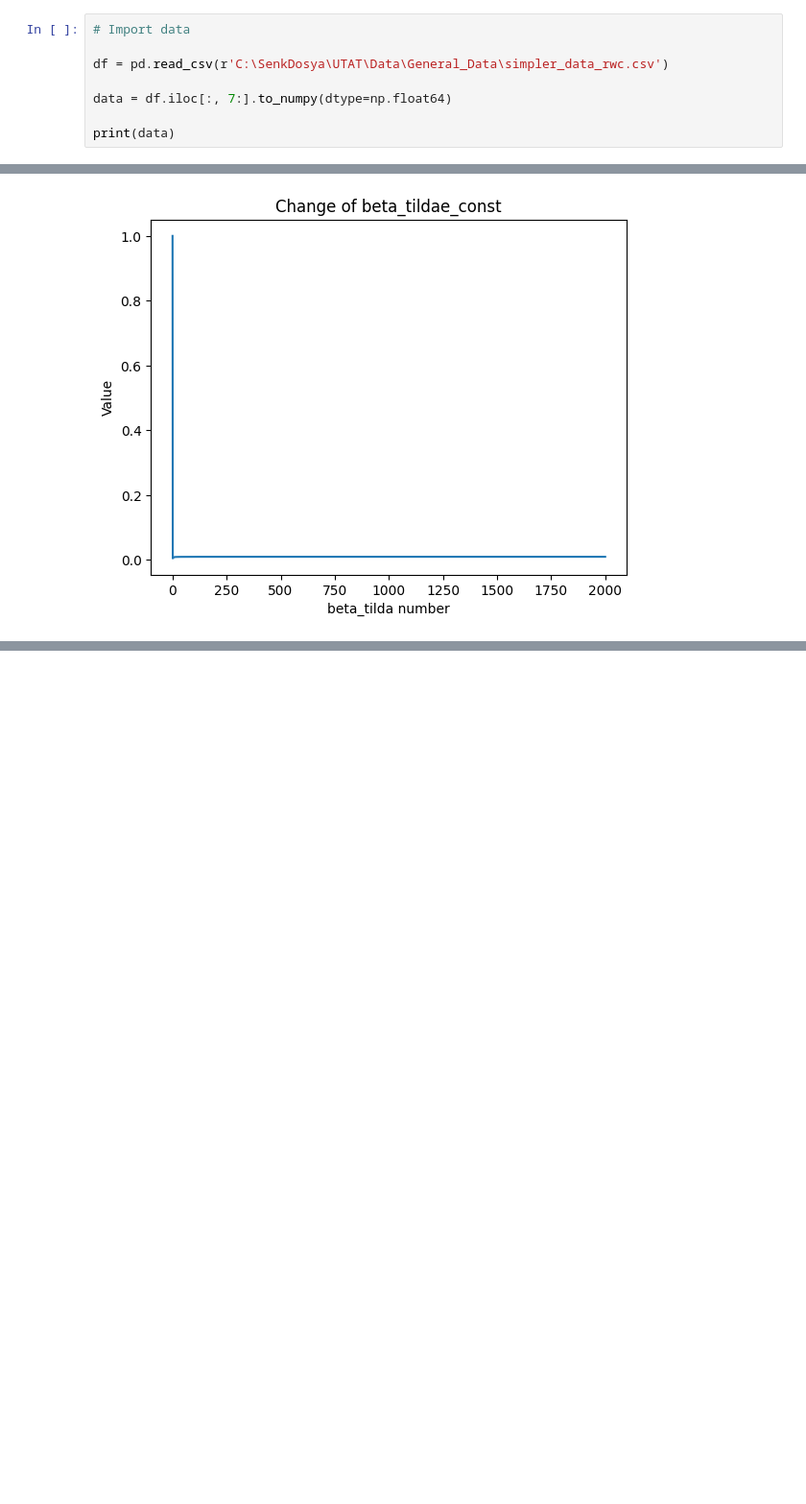
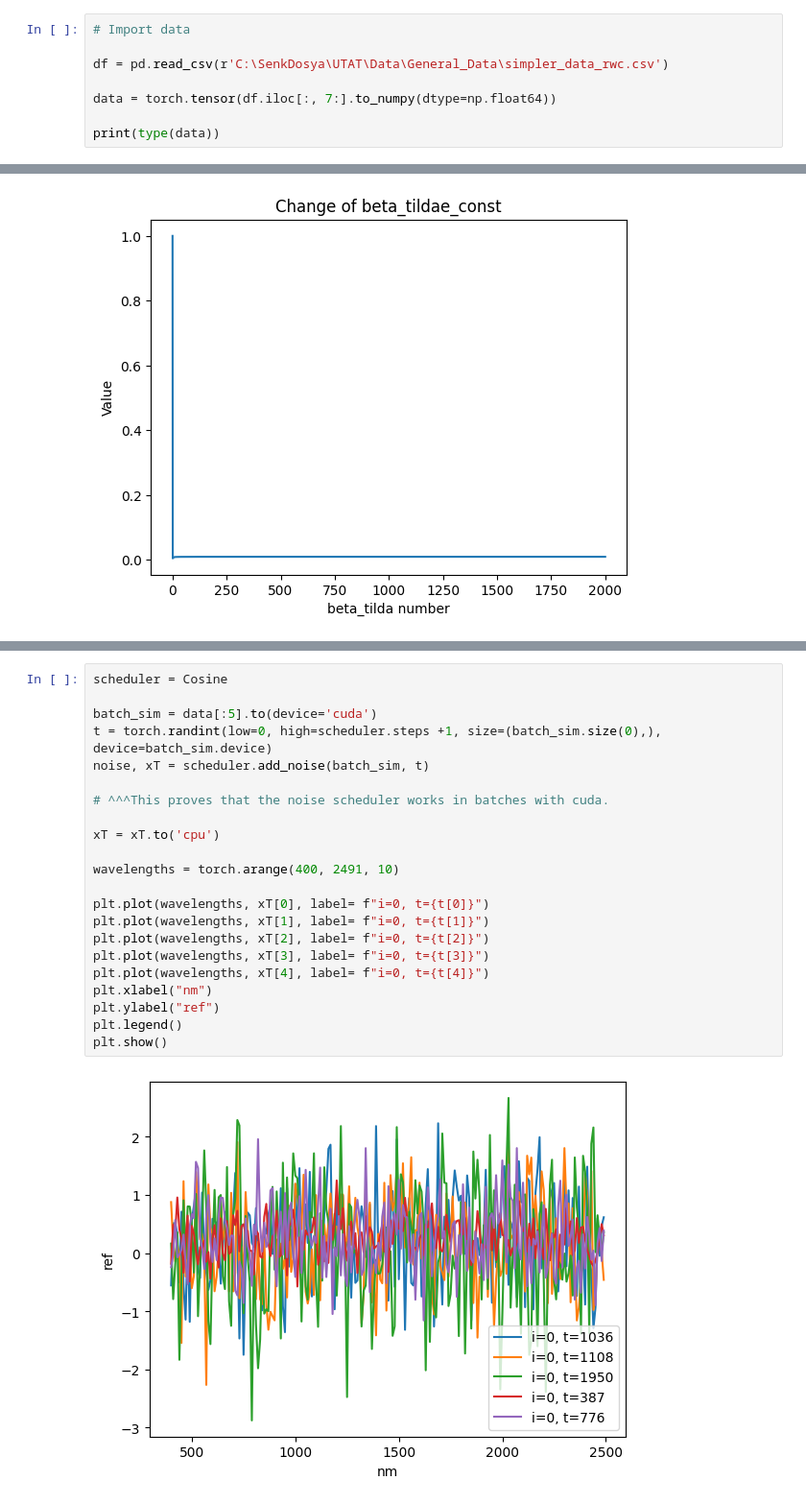
Before and after one commit to kieranphu-svg/FINCH-Science_SyntheticData, a Jupyter notebook: defs/diffusion/helper/noising/test.ipynb, the cells around one changed output, grey strips where cells are left out. Shown at 96% size. Drawn from its saved outputs; the diff is of its cells as text; blank space fills up the shorter version.

Commit message:
Ensured batch processing
Ensured batch processing with the noise schedulers

```diff
--- a/defs/diffusion/helper/noising/test.ipynb
+++ b/defs/diffusion/helper/noising/test.ipynb
@@ -30,7 +27,7 @@ from defs.diffusion.helper.noising.noising import *
 
 df = pd.read_csv(r'C:\SenkDosya\UTAT\Data\General_Data\simpler_data_rwc.csv')
 
-data = df.iloc[:, 7:].to_numpy(dtype=np.float64)
+data = torch.tensor(df.iloc[:, 7:].to_numpy(dtype=np.float64))
 
-print(data)
+print(type(data))
 # %% [output]
@@ -368,3 +291,27 @@ plt.legend()
 plt.show()
 # %% [output]
 [figure]
+# %%
+scheduler = Cosine
+
+batch_sim = data[:5].to(device='cuda')
+t = torch.randint(low=0, high=scheduler.steps +1, size=(batch_sim.size(0),), device=batch_sim.device)
+noise, xT = scheduler.add_noise(batch_sim, t)
+
+# ^^^This proves that the noise scheduler works in batches with cuda.
+
+xT = xT.to('cpu')
+
+wavelengths = torch.arange(400, 2491, 10)
+
+plt.plot(wavelengths, xT[0], label= f"i=0, t={t[0]}")
+plt.plot(wavelengths, xT[1], label= f"i=0, t={t[1]}")
+plt.plot(wavelengths, xT[2], label= f"i=0, t={t[2]}")
+plt.plot(wavelengths, xT[3], label= f"i=0, t={t[3]}")
+plt.plot(wavelengths, xT[4], label= f"i=0, t={t[4]}")
+plt.xlabel("nm")
+plt.ylabel("ref")
+plt.legend()
+plt.show()
+# %% [output]
+[figure, added]
```
Also changed, not shown: parts of 7 cells of this notebook, 2 other files.
